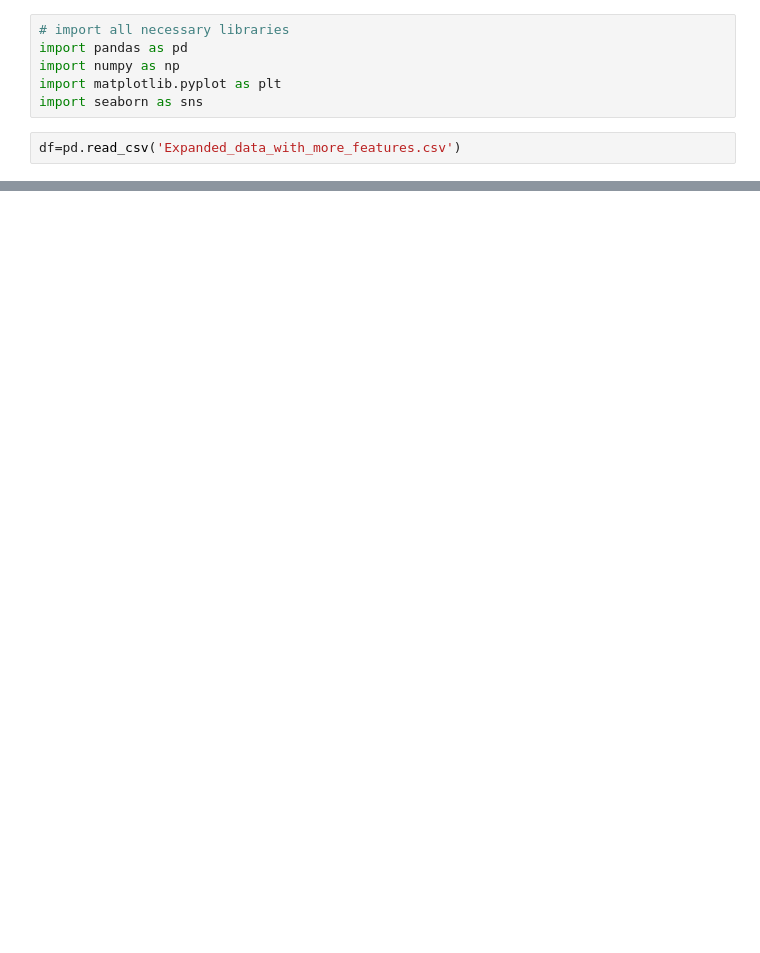
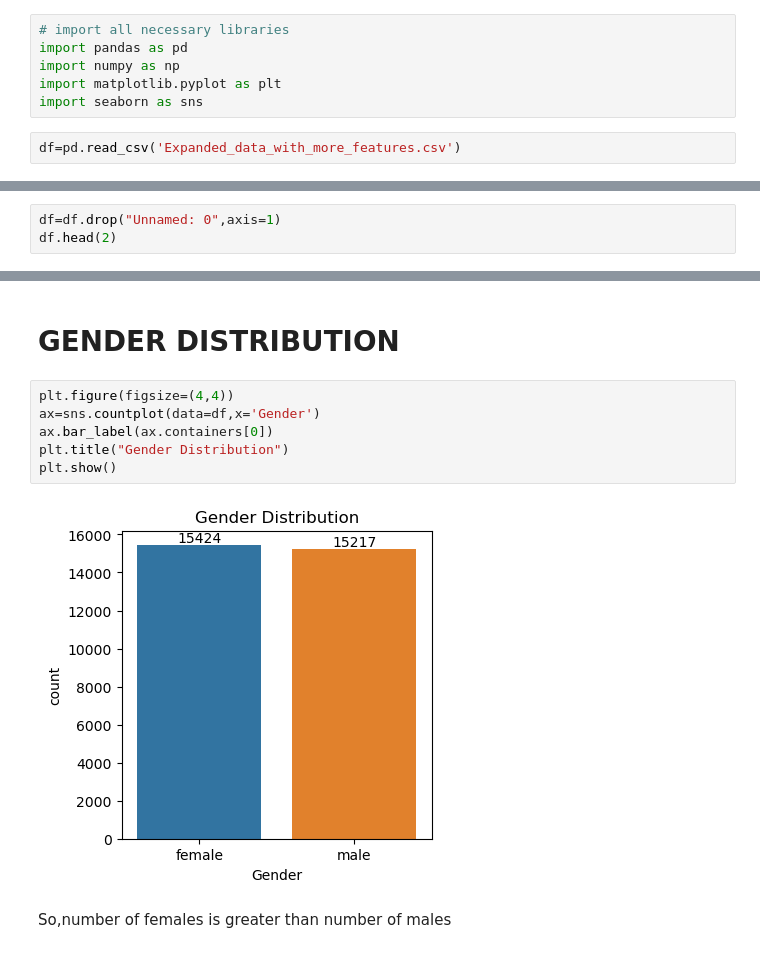
Before and after one commit to PiyushLuitel-07/Student-exam-score-analysis, a Jupyter notebook: analysis.ipynb, the cells around one changed output, grey strips where cells are left out. Cells and saved outputs as stored; diff of their text form; blank space fills up the shorter version.

```diff
--- a/analysis.ipynb
+++ b/analysis.ipynb
@@ -15,0 +71,3 @@ df.head(3)
+# %%
+df=df.drop("Unnamed: 0",axis=1)
+df.head(2)
@@ -15,0 +86,12 @@ df.head(3)
+# %% [markdown]
+# GENDER DISTRIBUTION
+# %%
+plt.figure(figsize=(4,4))
+ax=sns.countplot(data=df,x='Gender')
+ax.bar_label(ax.containers[0])
+plt.title("Gender Distribution")
+plt.show()
+# %% [output]
+[figure, added]
+# %% [markdown]
+So,number of females is greater than number of males
```
Also changed, not shown: parts of 22 cells of this notebook.
